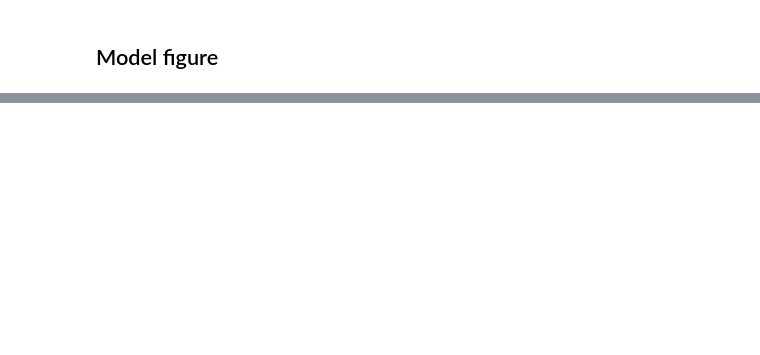
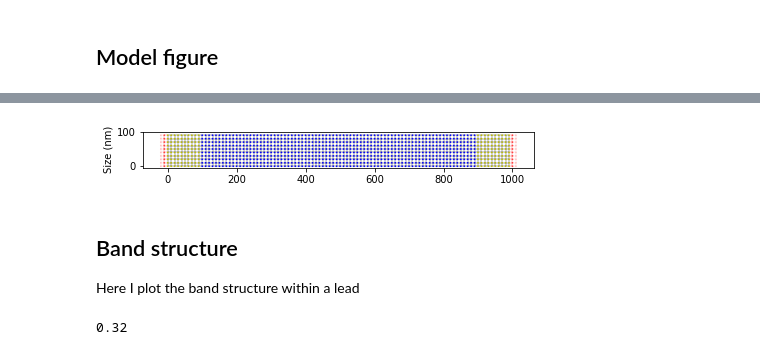
Before and after one commit to mikeyh30/nanowire-simulation, a Jupyter notebook: sim.ipynb, the cells around one changed output, grey strips where cells are left out. Cells and saved outputs as stored; diff of their text form; code cells hidden in the pictures; blank space fills up the shorter version.

```diff
--- a/sim.ipynb
+++ b/sim.ipynb
@@ -236,0 +238,28 @@ plot = kwant.plot(syst, show=True, site_color=lambda s: "y" if barrier_region(s,
+# %%
+# fig = plt.figure()
+# fig.suptitle("Model grid, and nanomagnet fields")
+# ax_model = fig.add_axes()
+# # ax_model.axis("equal")
+# # nanowire.plot(ax_model, ax_x, ax_y)
+plot = kwant.plot(syst, show=False, site_color=lambda s: "y" if barrier_region(s, w, c_l, b_l, 1) else "b")#,ax=ax_model)
+ax = plot.gca()
+ax.set_ylabel(r"Size (nm)")
+ax.set_xticks([0,2000,4000,6000,8000,10000])
+ax.set_xticklabels([0,200,400,600,800,1000])
+ax.set_yticks([0,1000])
+ax.set_yticklabels([0,100])
+# ax_x.set_ylabel(r"$M_x$")
+# ax_y.set_ylabel(r"$M_y$")
+# ax_y.set_xlabel(r"Length ($\AA$)")
+# xlim = fig.gca().figure.axes[0].dataLim.intervalx
+# plt.xlim(xlim)
+plot.savefig("C:\\Users\\mhynes\\Documents\\kwant-modelfig.eps", format="eps", dpi=1000,bbox_inches="tight")
+# %% [output]
+[figure, added]
+# %% [markdown]
+## Band structure
+Here I plot the band structure within a lead
+# %%
+newparams["alpha_R"]
+# %% [output]
+0.32
```
Also changed, not shown: parts of 27 cells of this notebook.
